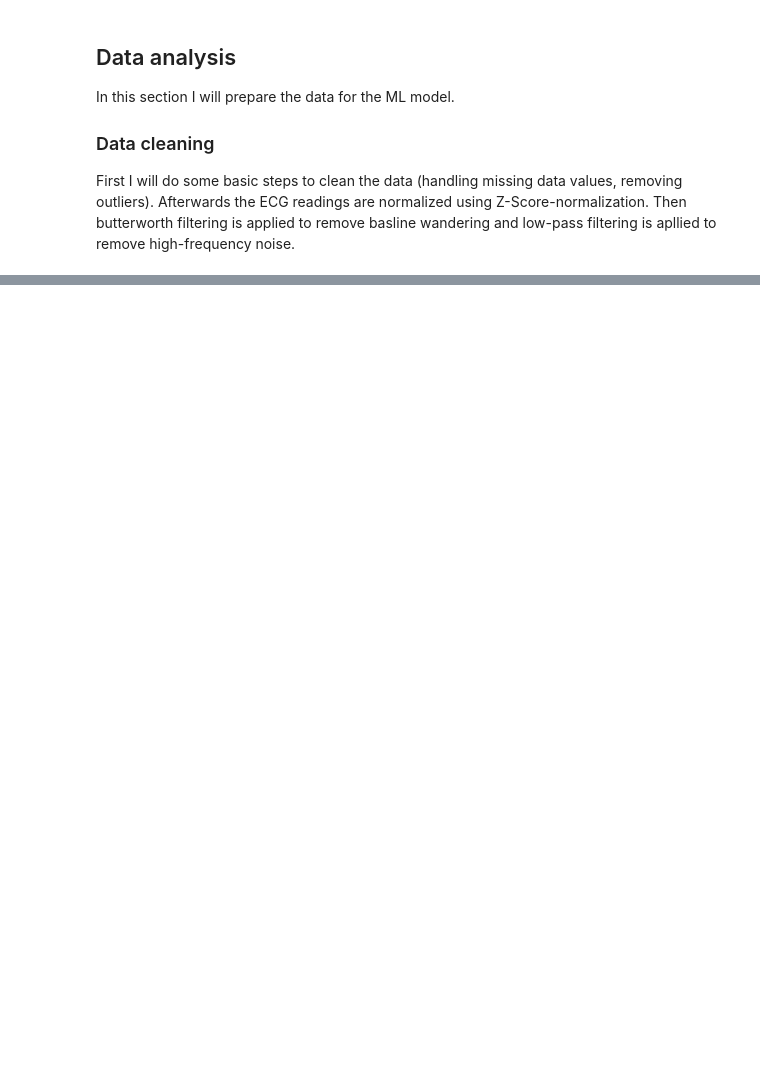
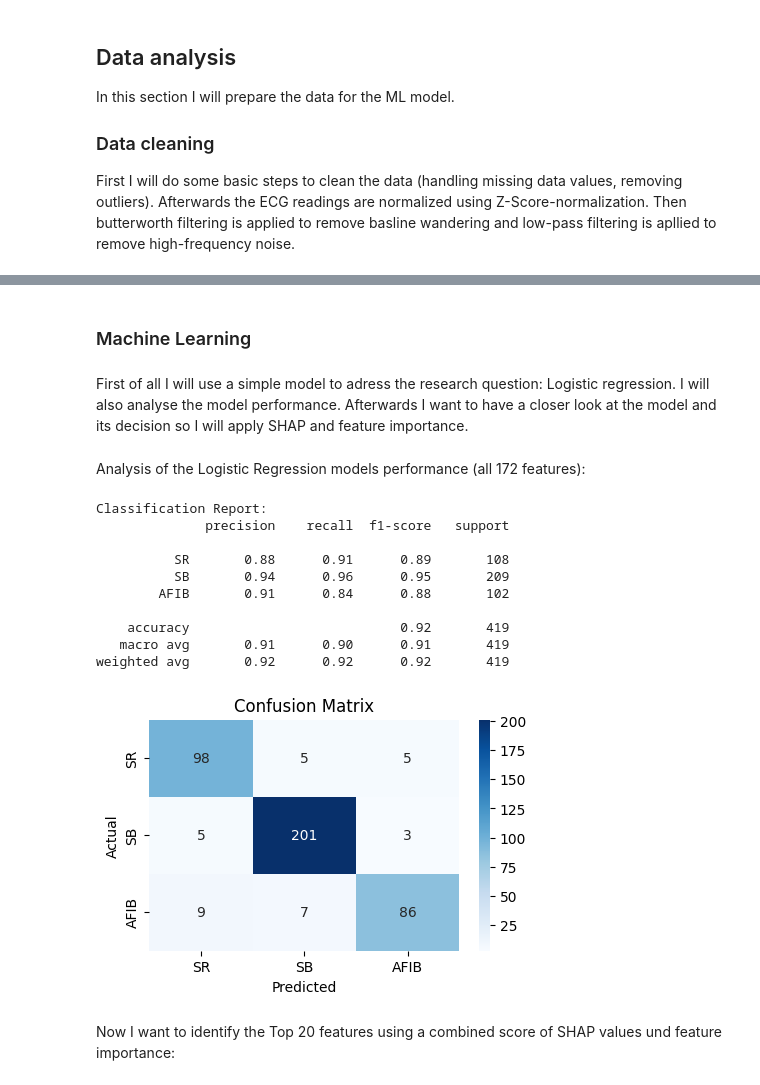
Before and after one commit to 3esi/ai4h_project, a Jupyter notebook: arrythmia_study.ipynb, the cells around one changed output, grey strips where cells are left out. Cells and saved outputs as stored; diff of their text form; code cells hidden in the pictures; blank space fills up the shorter version.

```diff
--- a/arrythmia_study.ipynb
+++ b/arrythmia_study.ipynb
@@ -749,0 +707,52 @@ weighted avg       0.48      0.61      0.53        28
+# %% [markdown]
+### Machine Learning
+# %% [markdown]
+First of all I will use a simple model to adress the research question: Logistic regression. I will also analyse the model performance. Afterwards I want to have a closer look at the model and its decision so I will apply SHAP and feature importance.
+# %%
+# Create target variable
+y = cleaned_df['Rhythm'].map({'SR': 0, 'SB': 1, 'AFIB': 2})
+
+# Split the data
+X_train, X_test, y_train, y_test = train_test_split(features, y, test_size=0.2, random_state=42)
+
+# Scale the features
+scaler = StandardScaler()
+X_train_scaled = scaler.fit_transform(X_train)
+X_test_scaled = scaler.transform(X_test)
+
+# Train Multiclass Logistic Regression model
+log_reg = LogisticRegression(random_state=42, max_iter=1000)
+log_reg.fit(X_train_scaled, y_train)
+
+# Make predictions
+y_pred = log_reg.predict(X_test_scaled)
+y_pred_proba = log_reg.predict_proba(X_test_scaled)
+# %% [markdown]
+Analysis of the Logistic Regression models performance (all 172 features):
+# %%
+# Print classification report
+print("Classification Report:")
+print(classification_report(y_test, y_pred, target_names=['SR', 'SB', 'AFIB']))
+
+# Visualize the confusion matrix
+cm = confusion_matrix(y_test, y_pred)
+plt.figure(figsize=(5, 3))
+sns.heatmap(cm, annot=True, fmt='d', cmap='Blues', xticklabels=['SR', 'SB', 'AFIB'], yticklabels=['SR', 'SB', 'AFIB'])
+plt.title('Confusion Matrix')
+plt.ylabel('Actual')
+plt.xlabel('Predicted')
+plt.show()
+# %% [output]
+Classification Report:
+              precision    recall  f1-score   support
+
+          SR       0.88      0.91      0.89       108
+          SB       0.94      0.96      0.95       209
+        AFIB       0.91      0.84      0.88       102
+
+    accuracy                           0.92       419
+   macro avg       0.91      0.90      0.91       419
+weighted avg       0.92      0.92      0.92       419
+[figure, added]
+# %% [markdown]
+Now I want to identify the Top 20 features using a combined score of SHAP values und feature importance:
```
Also changed, not shown: parts of 38 cells of this notebook.
